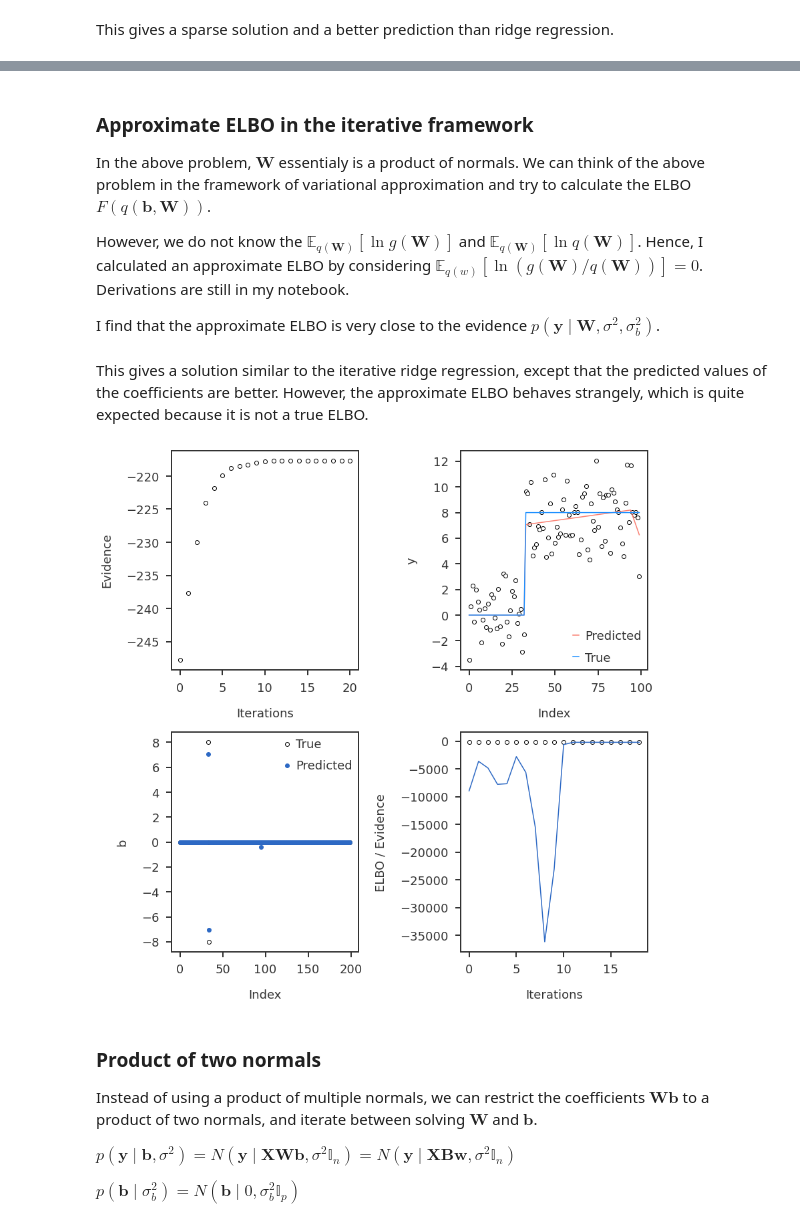
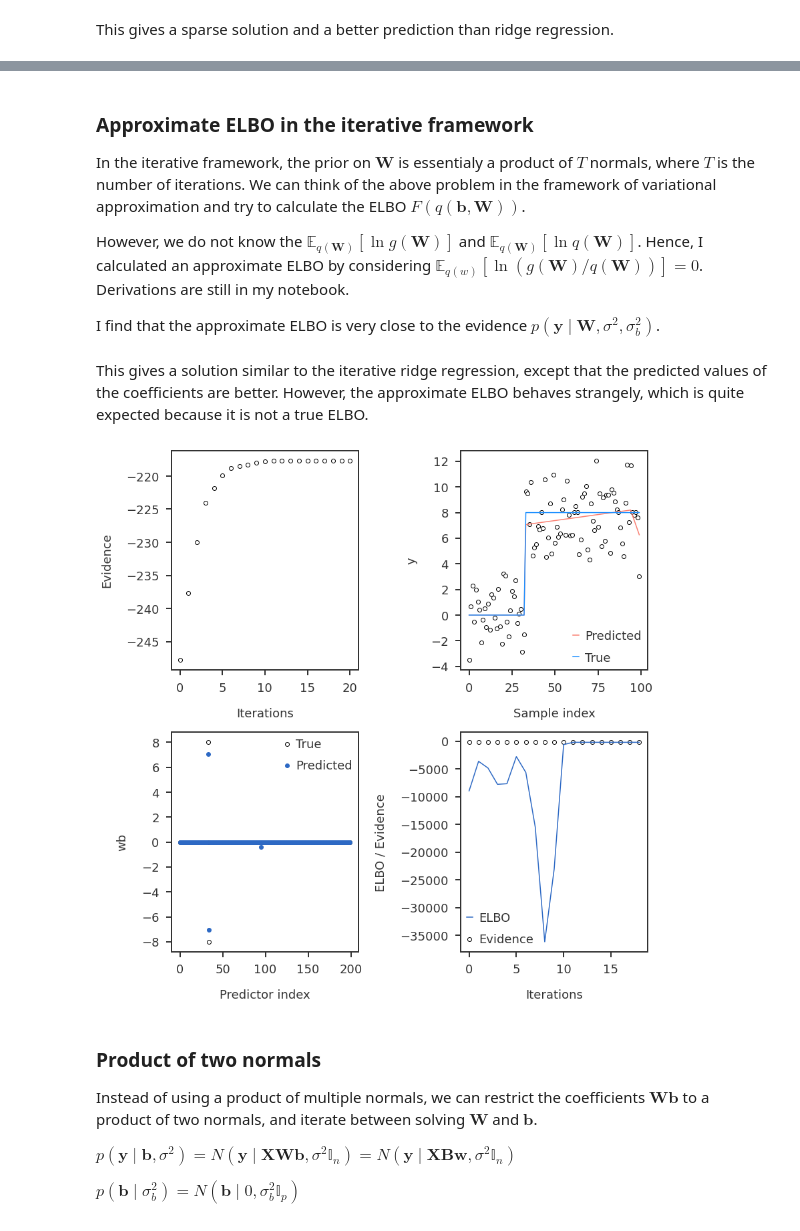
Before and after one commit to banskt/iridge-notes, a Jupyter notebook: _notebooks/2020-12-30-ebmr-with-product-of-coefficients.ipynb, the cells around one changed output, grey strips where cells are left out. Drawn from its saved outputs; the diff is of its cells as text; code cells hidden in the pictures.

```diff
--- a/_notebooks/2020-12-30-ebmr-with-product-of-coefficients.ipynb
+++ b/_notebooks/2020-12-30-ebmr-with-product-of-coefficients.ipynb
@@ -223,7 +232,7 @@ plt.show()
 # %% [markdown]
 ### Approximate ELBO in the iterative framework
 
-In the above problem, $\mathbf{W}$ essentialy is a product of normals. We can think of the above problem in the framework of variational approximation and try to calculate the ELBO $F\left(q(\mathbf{b}, \mathbf{W}) \right)$.
+In the iterative framework, the prior on $\mathbf{W}$ is essentialy a product of $T$ normals, where $T$ is the number of iterations. We can think of the above problem in the framework of variational approximation and try to calculate the ELBO $F\left(q(\mathbf{b}, \mathbf{W}) \right)$.
 
 However, we do not know the $\mathbb{E}_{q(\mathbf{W})} \left[ \ln g(\mathbf{W}) \right]$ and $\mathbb{E}_{q(\mathbf{W})} \left[ \ln q(\mathbf{W}) \right]$. Hence, I calculated an approximate ELBO by considering $\mathbb{E}_{q(w)} \left[ \ln (g(\mathbf{W}) / q(\mathbf{W})) \right] = 0$. Derivations are still in my notebook.
 
@@ -354,39 +363,40 @@ ypred = np.dot(X, W)
 
 
 fig = plt.figure(figsize = (12, 12))
 ax1 = fig.add_subplot(221)
 ax2 = fig.add_subplot(222)
 ax3 = fig.add_subplot(223)
 ax4 = fig.add_subplot(224)
 
 ax1.scatter(np.arange(niter), mll_path[1:], edgecolor = 'black', facecolor='white')
 #ax1.plot(np.arange(niter), elbo_path[1:])
 ax1.set_xlabel("Iterations")
 ax1.set_ylabel("Evidence")
 
 ax2.scatter(np.arange(n), y, edgecolor = 'black', facecolor='white')
 ax2.plot(np.arange(n), ypred, color = 'salmon', label="Predicted")
 ax2.plot(np.arange(n), np.dot(X, btrue), color = 'dodgerblue', label="True")
 ax2.legend()
-ax2.set_xlabel("Index")
+ax2.set_xlabel("Sample index")
 ax2.set_ylabel("y")
 
 ax3.scatter(np.arange(p), btrue, edgecolor = 'black', facecolor='white', label="True")
 ax3.scatter(np.arange(p), W, label="Predicted")
 ax3.legend()
-ax3.set_xlabel("Index")
-ax3.set_ylabel("b")
+ax3.set_xlabel("Predictor index")
+ax3.set_ylabel("wb")
 
 nstep = min(80, niter - 2)
-ax4.scatter(np.arange(nstep), mll_path[-nstep:], edgecolor = 'black', facecolor='white')
-ax4.plot(np.arange(nstep), elbo_path[-nstep:])
+ax4.scatter(np.arange(nstep), mll_path[-nstep:], edgecolor = 'black', facecolor='white', label="Evidence")
+ax4.plot(np.arange(nstep), elbo_path[-nstep:], label="ELBO")
+ax4.legend()
 ax4.set_xlabel("Iterations")
 ax4.set_ylabel("ELBO / Evidence")
 
 plt.tight_layout()
 plt.show()
 # %% [output]
-[figure, old version]
+[figure, new version]
 # %% [markdown]
 ###  Product of two normals
 
```
Also changed, not shown: parts of 7 cells of this notebook, 2 other files.
